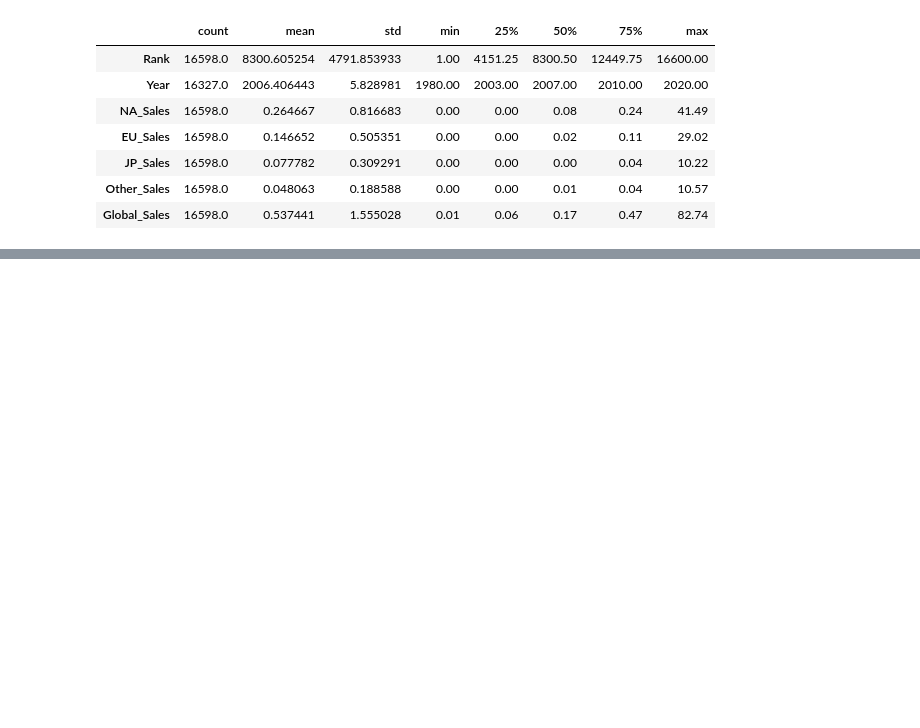
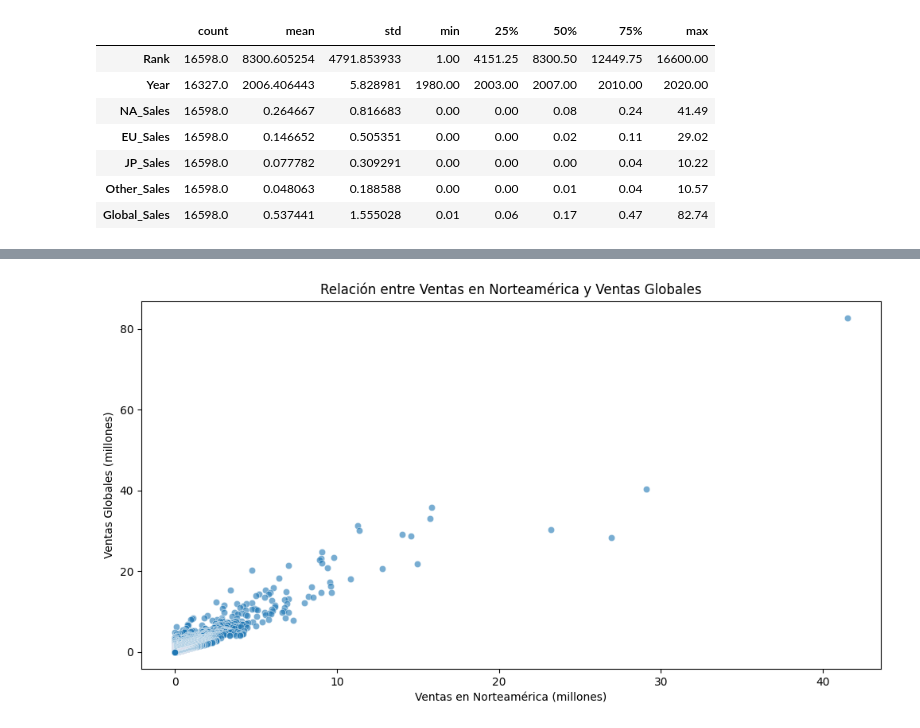
Before and after one commit to DanielAlejandro-Analytics/Video-Game-Sales, a Jupyter notebook: Games-Cleaning.ipynb, the cells around one changed output, grey strips where cells are left out. Saved outputs shown, nothing was run; the diff lists cells and outputs as text; code cells hidden in the pictures; blank space fills up the shorter version.

```diff
--- a/Games-Cleaning.ipynb
+++ b/Games-Cleaning.ipynb
@@ -111,0 +281,12 @@ daasss
+# %%
+plt.figure(figsize=(12, 6))
+
+# Gráfico de dispersión
+sns.scatterplot(data=df, x='NA_Sales', y='Global_Sales', alpha=0.6)
+
+plt.title('Relación entre Ventas en Norteamérica y Ventas Globales')
+plt.xlabel('Ventas en Norteamérica (millones)')
+plt.ylabel('Ventas Globales (millones)')
+plt.show()
+# %% [output]
+[figure, added]
```
Also changed, not shown: parts of 24 cells of this notebook.
